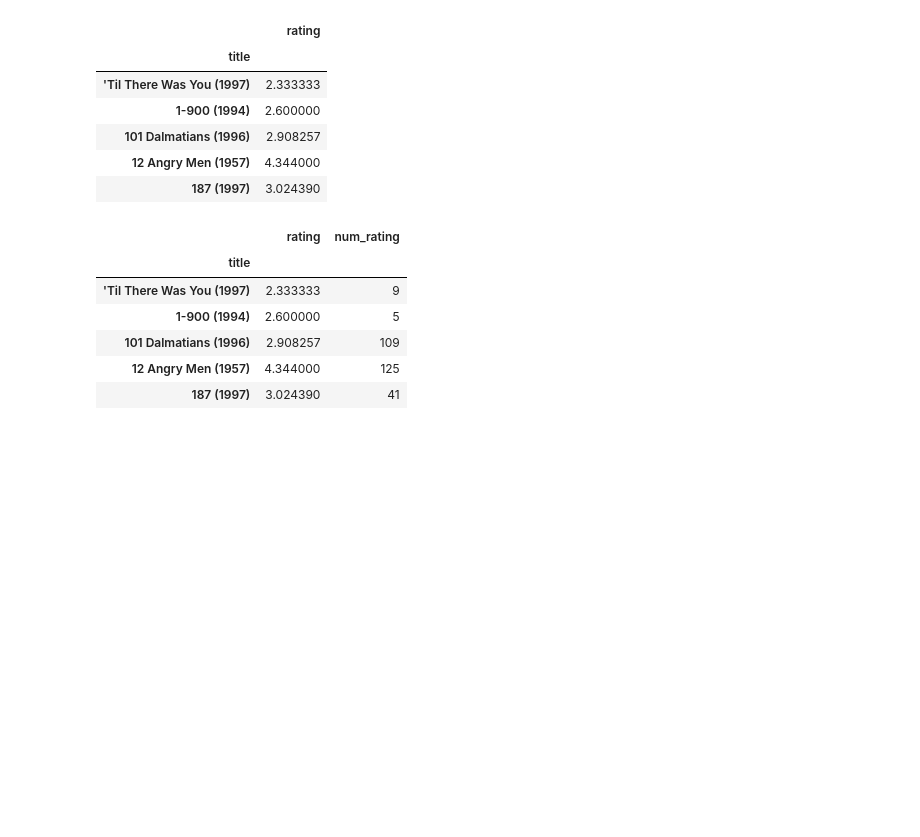
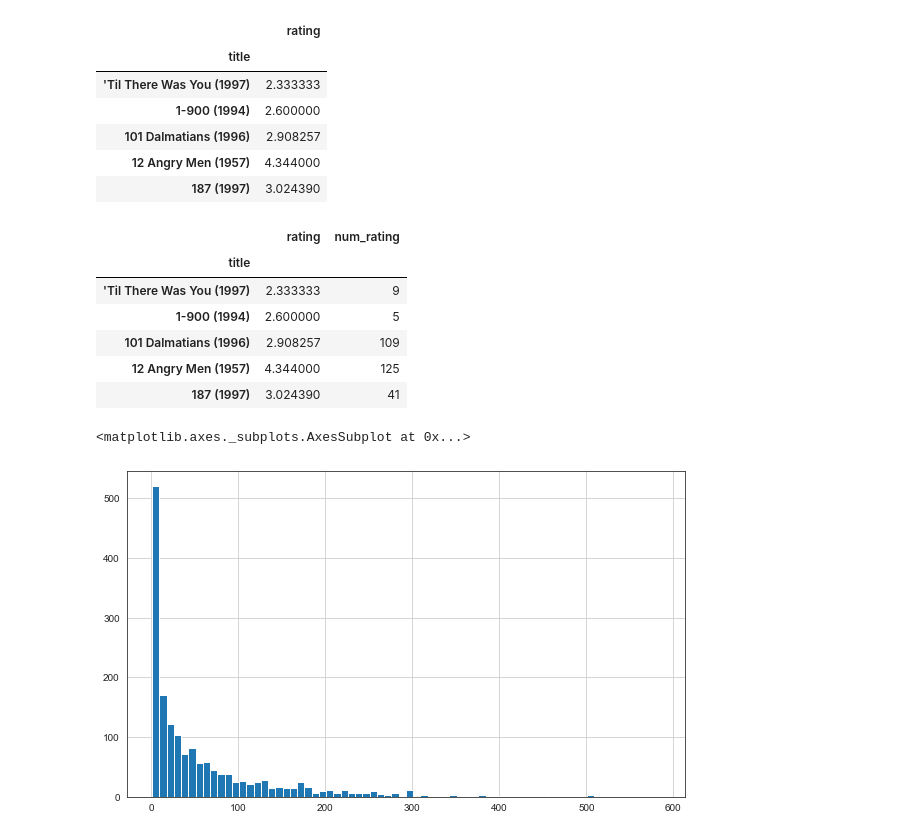
Before and after one commit to dash-anurag/Udemy-ML, a Jupyter notebook: Recommender System/RecommenderSystem-Learn.ipynb, the cells around one changed output. Drawn from its saved outputs; the diff is of its cells as text; code cells hidden in the pictures; blank space fills up the shorter version.

```diff
--- a/Recommender System/RecommenderSystem-Learn.ipynb
+++ b/Recommender System/RecommenderSystem-Learn.ipynb
@@ -87,3 +87,9 @@ ratings.head()
 | 101 Dalmatians (1996) | 2.908257 | 109 |
 | 12 Angry Men (1957) | 4.344000 | 125 |
 | 187 (1997) | 3.024390 | 41 |
+# %%
+plt.figure(figsize=(10,6))
+ratings['num_rating'].hist(bins=70)
+# %% [output]
+<matplotlib.axes._subplots.AxesSubplot at 0x...>
+[figure, added]
```
Also changed, not shown: parts of 22 cells of this notebook.
